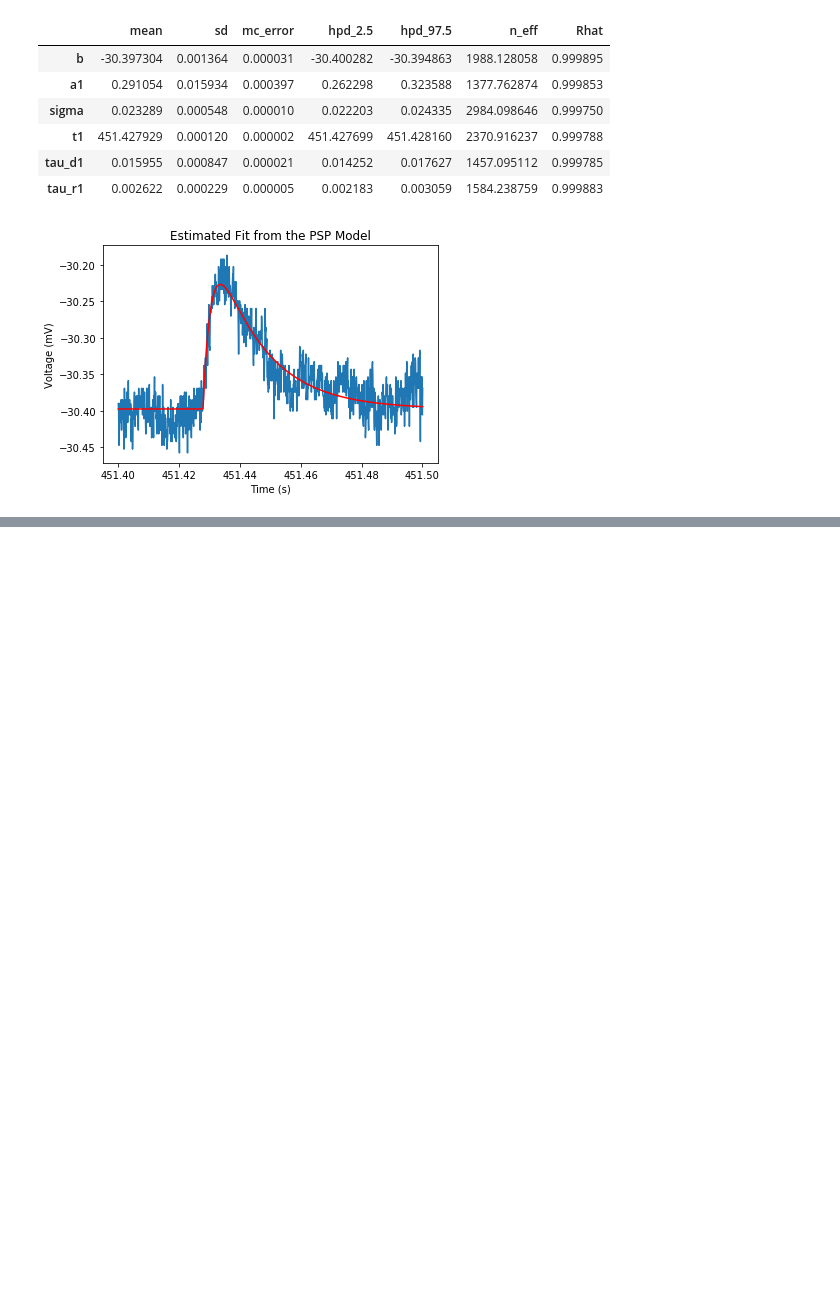
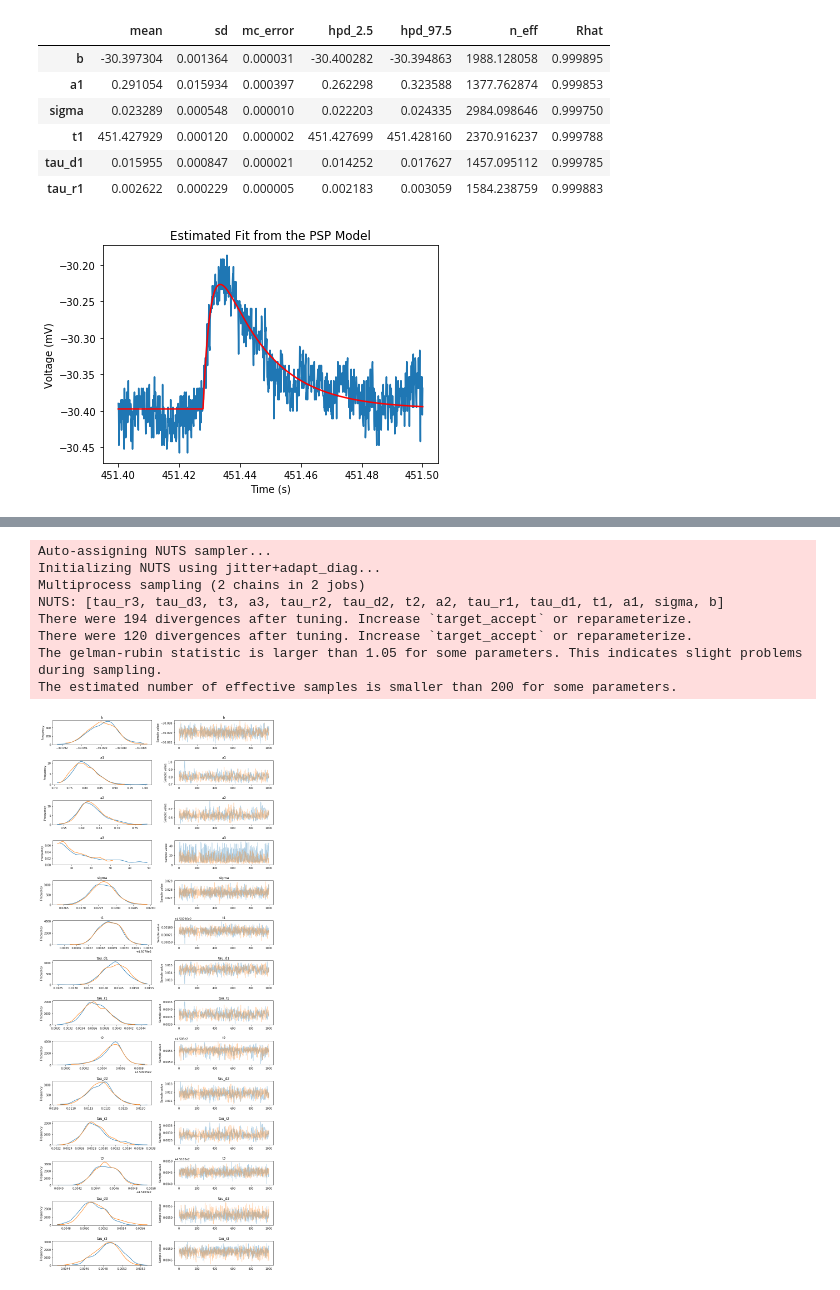
Before and after one commit to phys201/neuronal, a Jupyter notebook: tutorial.ipynb, the cells around one changed output, grey strips where cells are left out. Saved outputs shown, nothing was run; the diff lists cells and outputs as text; code cells hidden in the pictures; blank space fills up the shorter version.

```diff
--- a/tutorial.ipynb
+++ b/tutorial.ipynb
@@ -188,0 +160,18 @@ It appears like our simplest model works when the baseline is reasonably flat an
+# %%
+#Perform parameter estimation
+initial_guess = {'b': -30.08, 'a1': 0.8, 't1': 450.78, 'tau_d1': 0.01, 'tau_r1': 0.001,
+                 'a2': 0.6, 't2': 450.90, 'tau_d2': 0.01, 'tau_r2': 0.001,
+                 'a3': 19, 't3': 451.03, 'tau_d3': 0.005, 'tau_r3': 0.001
+                }
+
+sample3 = neuronal.psp3_fit(three_psp, 1000, initial_guess)
+# %% [output]
+Auto-assigning NUTS sampler...
+Initializing NUTS using jitter+adapt_diag...
+Multiprocess sampling (2 chains in 2 jobs)
+NUTS: [tau_r3, tau_d3, t3, a3, tau_r2, tau_d2, t2, a2, tau_r1, tau_d1, t1, a1, sigma, b]
+There were 194 divergences after tuning. Increase `target_accept` or reparameterize.
+There were 120 divergences after tuning. Increase `target_accept` or reparameterize.
+The gelman-rubin statistic is larger than 1.05 for some parameters. This indicates slight problems during sampling.
+The estimated number of effective samples is smaller than 200 for some parameters.
+[figure, added]
```
Also changed, not shown: parts of 8 cells of this notebook.
